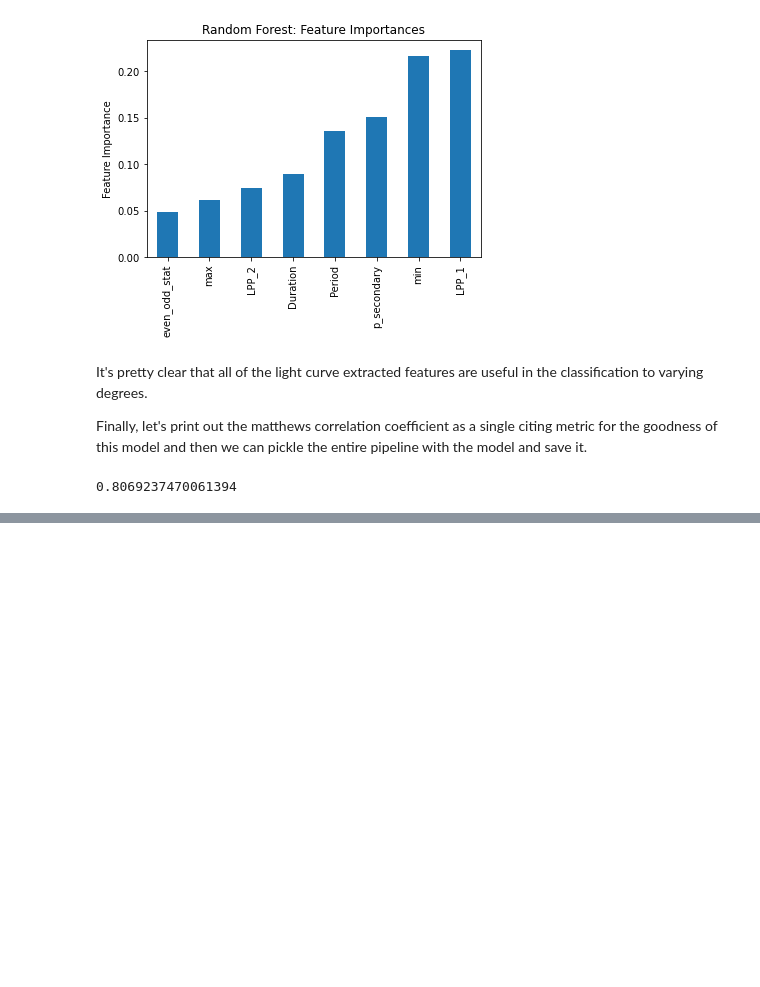
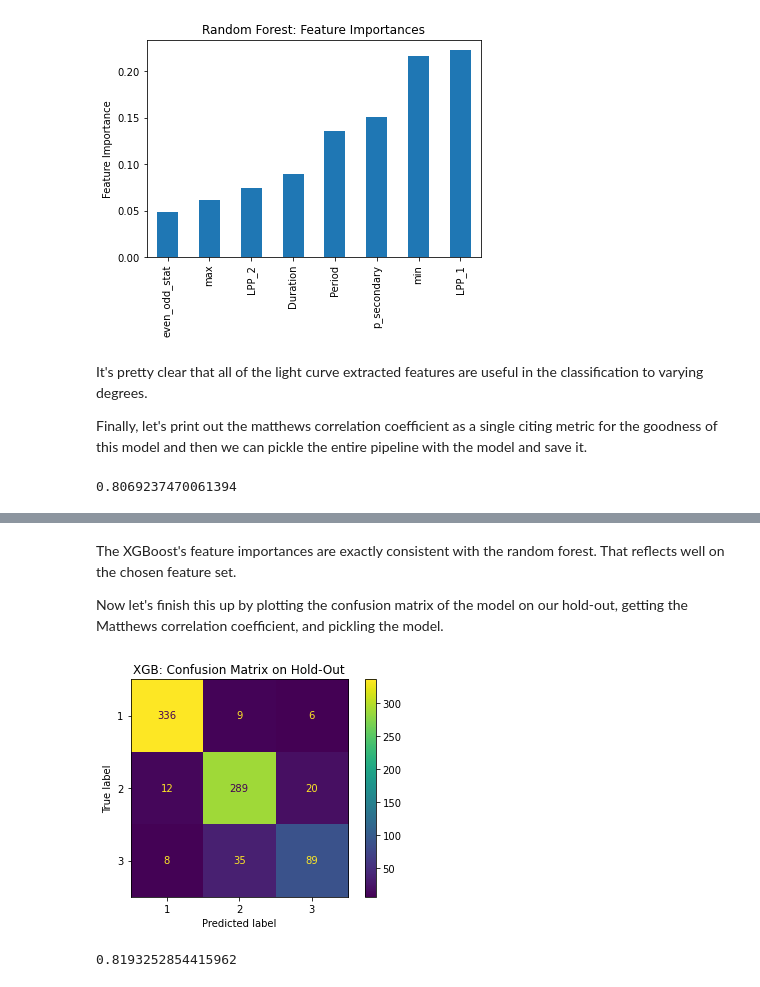
Before and after one commit to admveen/Exoplanet, a Jupyter notebook: notebooks/Exo_Modeling.ipynb, the cells around one changed output, grey strips where cells are left out. Cells and saved outputs as stored; diff of their text form; code cells hidden in the pictures; blank space fills up the shorter version.

```diff
--- a/notebooks/Exo_Modeling.ipynb
+++ b/notebooks/Exo_Modeling.ipynb
@@ -209,0 +371,2 @@ from sklearn.ensemble import GradientBoostingClassifier
+# %%
+exo_xgb_cv.fit(X_train, y_train_flat)
@@ -209,0 +502,16 @@ from sklearn.ensemble import GradientBoostingClassifier
+# %% [markdown]
+The XGBoost's feature importances are exactly consistent with the random forest. That reflects well on the chosen feature set.
+
+Now let's finish this up by plotting the confusion matrix of the model on our hold-out, getting the Matthews correlation coefficient, and pickling the model.
+# %%
+plot_confusion_matrix(best_xgb_mod, X_test, y_test_flat)
+plt.title('XGB: Confusion Matrix on Hold-Out')
+plt.show()
+# %% [output]
+[figure, added]
+# %%
+#matthews correlation coefficient
+mcc_xgb = mcc(y_test_flat, y_xgb)
+print(mcc_xgb)
+# %% [output]
+0.8193252854415962
```
Also changed, not shown: parts of 39 cells of this notebook, 2 other files.
